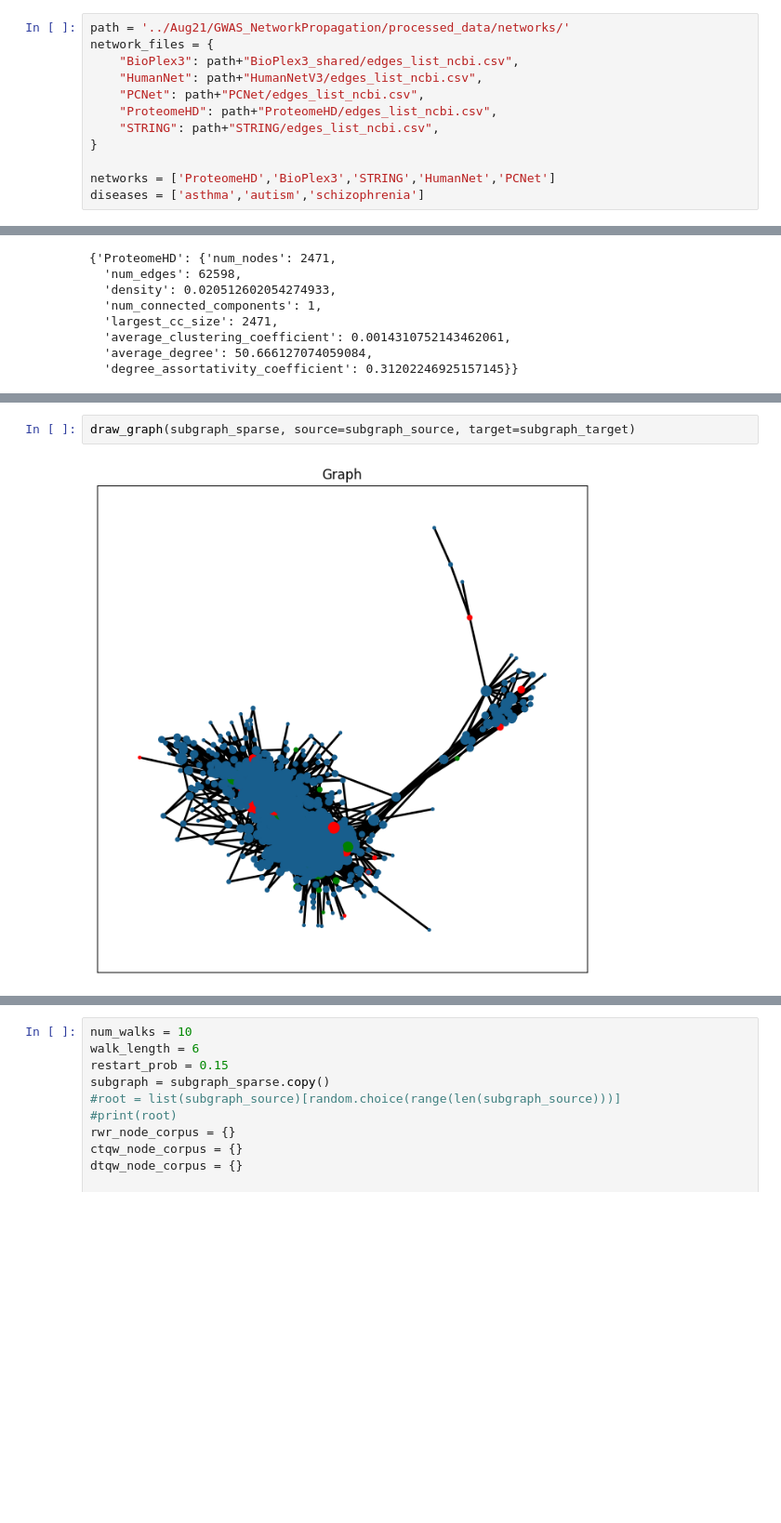
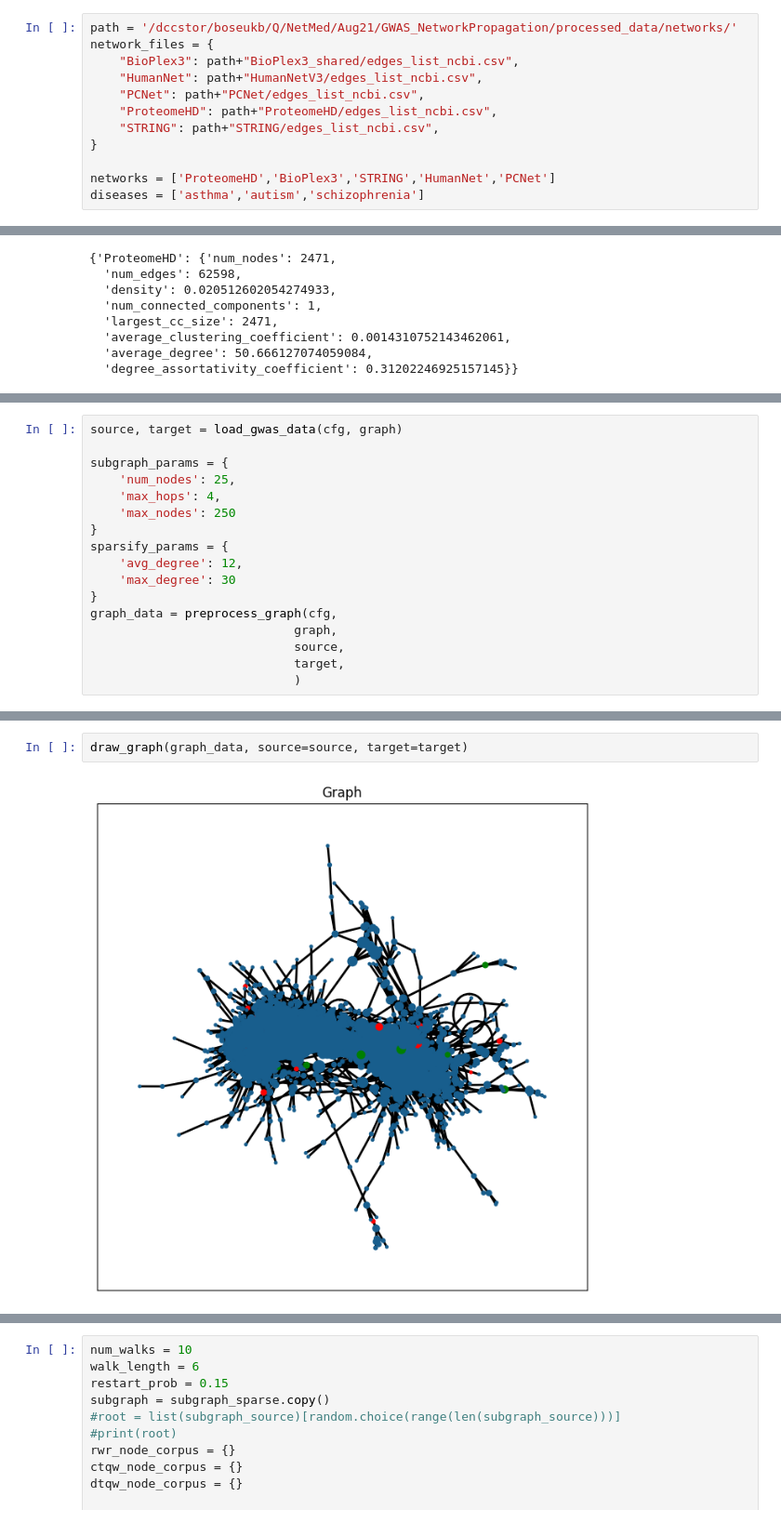
Before and after one commit to IBM/QuVINE, a Jupyter notebook: qune_test.ipynb, the cells around one changed output, grey strips where cells are left out. Shown at 93% size. Cells and saved outputs as stored; diff of their text form; blank space fills up the shorter version.

```diff
--- a/qune_test.ipynb
+++ b/qune_test.ipynb
@@ -21,5 +32,5 @@ from sklearn.neighbors import NearestNeighbors
 # %%
-path = '../Aug21/GWAS_NetworkPropagation/processed_data/networks/'
+path = '/dccstor/boseukb/Q/NetMed/Aug21/GWAS_NetworkPropagation/processed_data/networks/'
 network_files = {
     "BioPlex3": path+"BioPlex3_shared/edges_list_ncbi.csv",
     "HumanNet": path+"HumanNetV3/edges_list_ncbi.csv",
@@ -127,0 +372,17 @@ genes = [x for x in source if x not in gene_seeds_ncbi]
+# %%
+source, target = load_gwas_data(cfg, graph)
+
+subgraph_params = {
+    'num_nodes': 25,
+    'max_hops': 4,
+    'max_nodes': 250
+}
+sparsify_params = {
+    'avg_degree': 12,
+    'max_degree': 30
+}
+graph_data = preprocess_graph(cfg,
+                            graph,
+                            source,
+                            target,
+                            )
@@ -270,4 +404,4 @@ distance histogram: Counter({1: 411, 2: 167, 0: 22})
 # %%
-draw_graph(subgraph_sparse, source=subgraph_source, target=subgraph_target)
+draw_graph(graph_data, source=source, target=target)
 # %% [output]
-[figure, old version]
+[figure, new version]
```
Also changed, not shown: parts of 11 cells of this notebook, 1 other file.
